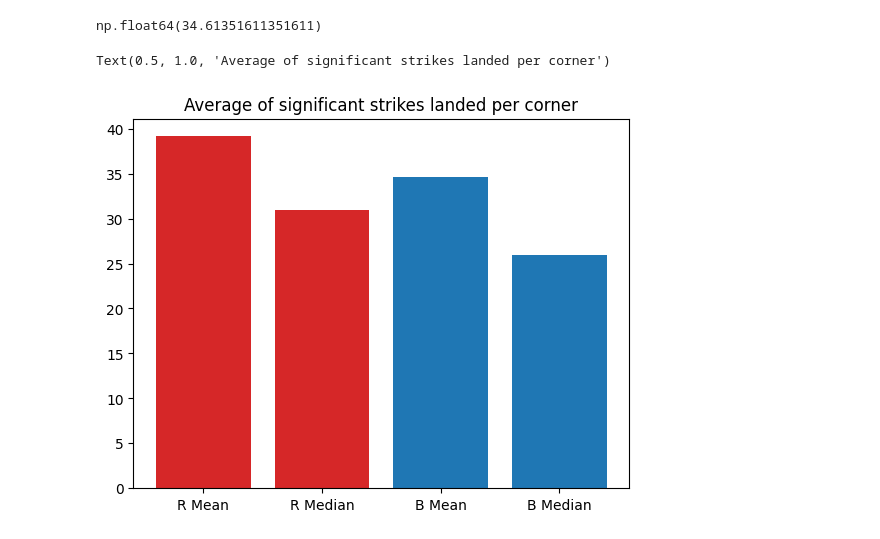
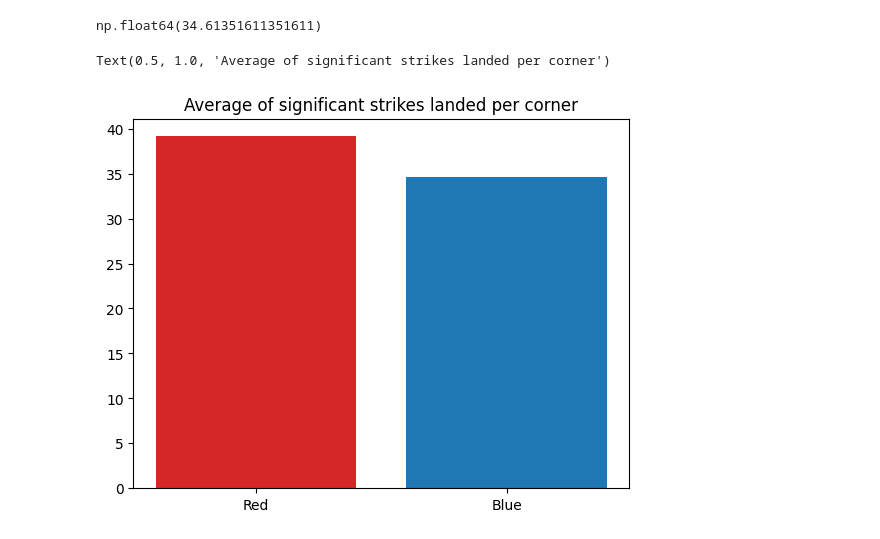
Before and after one commit to ATalaveraDev/UFC_analisys, a Jupyter notebook: notebooks/descriptive analysis.ipynb, the cells around one changed output. Drawn from its saved outputs; the diff is of its cells as text; code cells hidden in the pictures.

```diff
--- a/notebooks/descriptive analysis.ipynb
+++ b/notebooks/descriptive analysis.ipynb
@@ -115,9 +113,9 @@ np.float64(34.61351611351611)
 # %%
 fig, ax = plt.subplots()
 
-ax.bar(['R Mean', 'R Median', 'B Mean', 'B Median'], [red_mean, red_median, blue_mean, blue_median], color=['tab:red', 'tab:red', 'tab:blue', 'tab:blue'])
+ax.bar(['Red', 'Blue'], [red_mean, blue_mean], color=['tab:red', 'tab:blue'])
 
 ax.set_title('Average of significant strikes landed per corner')
 # %% [output]
 Text(0.5, 1.0, 'Average of significant strikes landed per corner')
-[figure, old version]
+[figure, new version]
```
Also changed, not shown: parts of 3 cells of this notebook, 7 other files.
